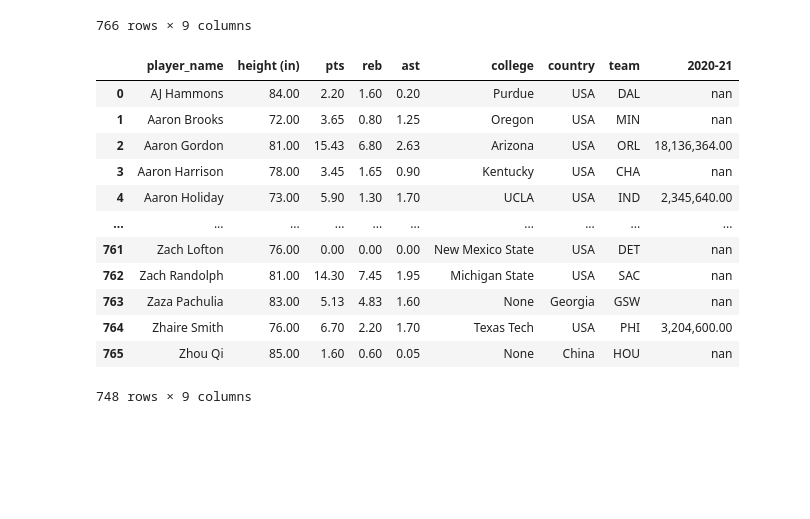
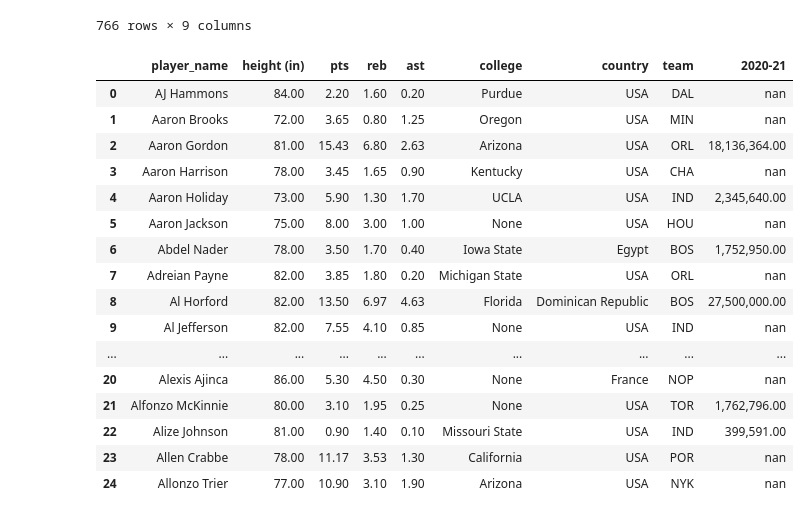
Before and after one commit to ic17rey/butler-groupA-project1, a Jupyter notebook: nba_height_project.ipynb, the cells around one changed output. Cells and saved outputs as stored; diff of their text form; code cells hidden in the pictures; blank space fills up the shorter version.

Commit message:
Researching dupl player info in salaries csv

```diff
--- a/nba_height_project.ipynb
+++ b/nba_height_project.ipynb
@@ -459,24 +462,32 @@ final_nba_stats_df
 | 764 | Zhaire Smith | 76.00 | 6.70 | 2.20 | 1.70 | Texas Tech | USA | PHI | 3,204,600.00 |
 | 765 | Zhou Qi | 85.00 | 1.60 | 0.60 | 0.05 | None | China | HOU | nan |
 766 rows × 9 columns
+# %%
+# Explore why 766 rows now following left join (suspect a trade)
+final_nba_stats_df.head(25)
+# %% [output]
+|  | player_name | height (in) | pts | reb | ast | college | country | team | 2020-21 |
+| 0 | AJ Hammons | 84.00 | 2.20 | 1.60 | 0.20 | Purdue | USA | DAL | nan |
+| 1 | Aaron Brooks | 72.00 | 3.65 | 0.80 | 1.25 | Oregon | USA | MIN | nan |
+| 2 | Aaron Gordon | 81.00 | 15.43 | 6.80 | 2.63 | Arizona | USA | ORL | 18,136,364.00 |
+| 3 | Aaron Harrison | 78.00 | 3.45 | 1.65 | 0.90 | Kentucky | USA | CHA | nan |
+| 4 | Aaron Holiday | 73.00 | 5.90 | 1.30 | 1.70 | UCLA | USA | IND | 2,345,640.00 |
+| 5 | Aaron Jackson | 75.00 | 8.00 | 3.00 | 1.00 | None | USA | HOU | nan |
+| 6 | Abdel Nader | 78.00 | 3.50 | 1.70 | 0.40 | Iowa State | Egypt | BOS | 1,752,950.00 |
+| 7 | Adreian Payne | 82.00 | 3.85 | 1.80 | 0.20 | Michigan State | USA | ORL | nan |
+| 8 | Al Horford | 82.00 | 13.50 | 6.97 | 4.63 | Florida | Dominican Republic | BOS | 27,500,000.00 |
+| 9 | Al Jefferson | 82.00 | 7.55 | 4.10 | 0.85 | None | USA | IND | nan |
+| ... | ... | ... | ... | ... | ... | ... | ... | ... | ... |
+| 20 | Alexis Ajinca | 86.00 | 5.30 | 4.50 | 0.30 | None | France | NOP | nan |
+| 21 | Alfonzo McKinnie | 80.00 | 3.10 | 1.95 | 0.25 | None | USA | TOR | 1,762,796.00 |
+| 22 | Alize Johnson | 81.00 | 0.90 | 1.40 | 0.10 | Missouri State | USA | IND | 399,591.00 |
+| 23 | Allen Crabbe | 78.00 | 11.17 | 3.53 | 1.30 | California | USA | POR | nan |
+| 24 | Allonzo Trier | 77.00 | 10.90 | 3.10 | 1.90 | Arizona | USA | NYK | nan |
 # %%
 # Some duplicate player rows identified following salary merge, drop duplicates
-final_nba_stats_df = final_nba_stats_df.drop_duplicates(subset=["player_name"])
+# Traced duplicates back to the csv file,played for ATL in our stats, but contracts in 2020-21 are with Tor and Was
+final_nba_stats_df = final_nba_stats_df.drop_duplicates(subset=["player_name"], keep="first")
 final_nba_stats_df
-# %% [output]
-|  | player_name | height (in) | pts | reb | ast | college | country | team | 2020-21 |
-| 0 | AJ Hammons | 84.00 | 2.20 | 1.60 | 0.20 | Purdue | USA | DAL | nan |
-| 1 | Aaron Brooks | 72.00 | 3.65 | 0.80 | 1.25 | Oregon | USA | MIN | nan |
-| 2 | Aaron Gordon | 81.00 | 15.43 | 6.80 | 2.63 | Arizona | USA | ORL | 18,136,364.00 |
-| 3 | Aaron Harrison | 78.00 | 3.45 | 1.65 | 0.90 | Kentucky | USA | CHA | nan |
-| 4 | Aaron Holiday | 73.00 | 5.90 | 1.30 | 1.70 | UCLA | USA | IND | 2,345,640.00 |
-| ... | ... | ... | ... | ... | ... | ... | ... | ... | ... |
-| 761 | Zach Lofton | 76.00 | 0.00 | 0.00 | 0.00 | New Mexico State | USA | DET | nan |
-| 762 | Zach Randolph | 81.00 | 14.30 | 7.45 | 1.95 | Michigan State | USA | SAC | nan |
-| 763 | Zaza Pachulia | 83.00 | 5.13 | 4.83 | 1.60 | None | Georgia | GSW | nan |
-| 764 | Zhaire Smith | 76.00 | 6.70 | 2.20 | 1.70 | Texas Tech | USA | PHI | 3,204,600.00 |
-| 765 | Zhou Qi | 85.00 | 1.60 | 0.60 | 0.05 | None | China | HOU | nan |
-748 rows × 9 columns
 # %%
 # Create a second df to be used for salary analysis (remove NaN, no salary in 2020-21)
 final_nba_stats_with_sal_df = final_nba_stats_df.dropna()
```
Also changed, not shown: parts of 6 cells of this notebook, 1 other file.
